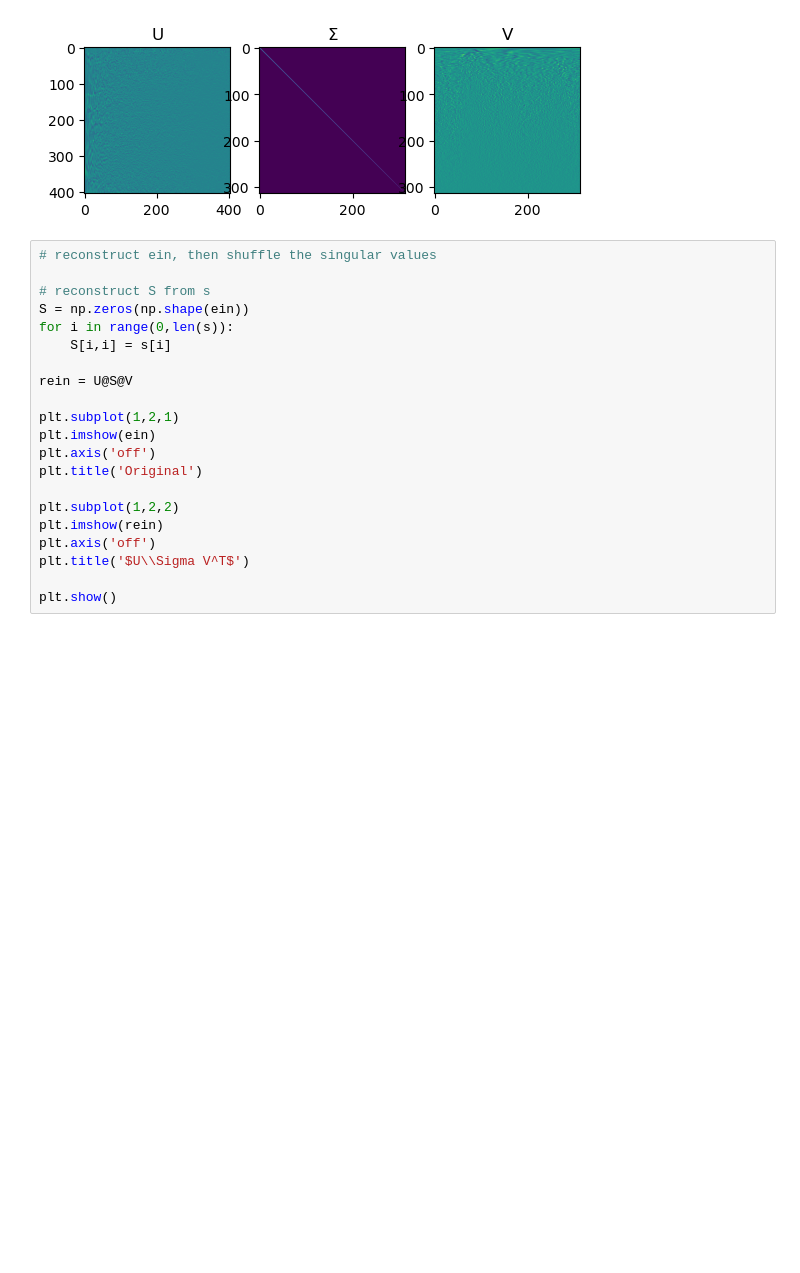
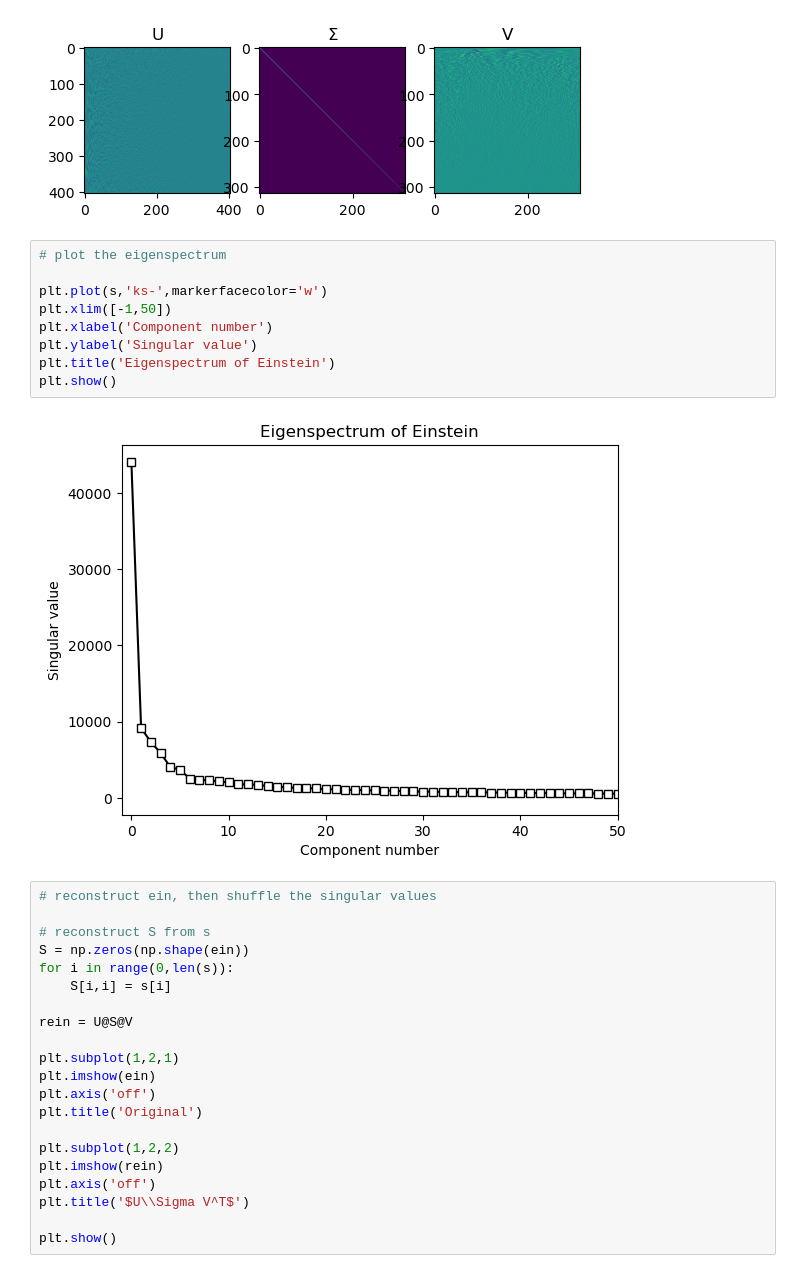
Before and after one commit to Afiq139/Python-Project, a Jupyter notebook: Python_Mathematics/Master_Math_By_Coding_In_Python/12_Linear_Algebra/017_SVD_of_Einstein_Exercise.ipynb, the cells around one changed output. Saved outputs shown, nothing was run; the diff lists cells and outputs as text; blank space fills up the shorter version.

```diff
--- a/Python_Mathematics/Master_Math_By_Coding_In_Python/12_Linear_Algebra/017_SVD_of_Einstein_Exercise.ipynb
+++ b/Python_Mathematics/Master_Math_By_Coding_In_Python/12_Linear_Algebra/017_SVD_of_Einstein_Exercise.ipynb
@@ -33,6 +33,17 @@ ax[2].set_title('V')
 plt.show()
 # %% [output]
 [figure]
+# %%
+# plot the eigenspectrum
+
+plt.plot(s,'ks-',markerfacecolor='w')
+plt.xlim([-1,50])
+plt.xlabel('Component number')
+plt.ylabel('Singular value')
+plt.title('Eigenspectrum of Einstein')
+plt.show()
+# %% [output]
+[figure, added]
 # %%
 # reconstruct ein, then shuffle the singular values
 
```
